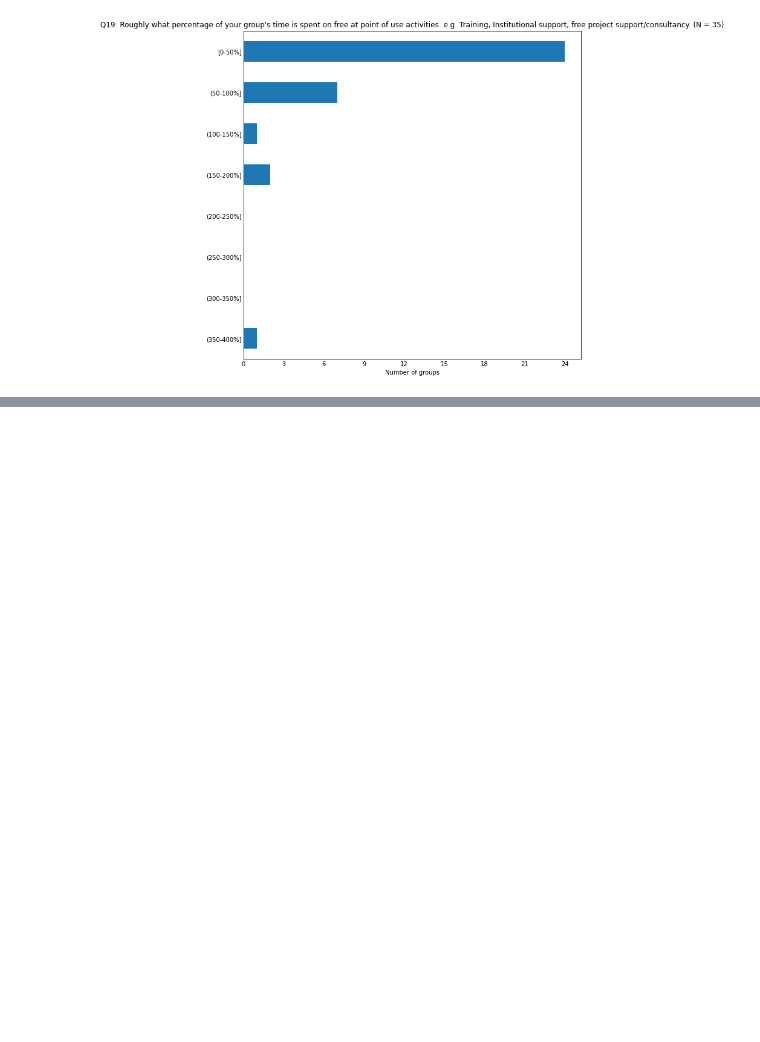
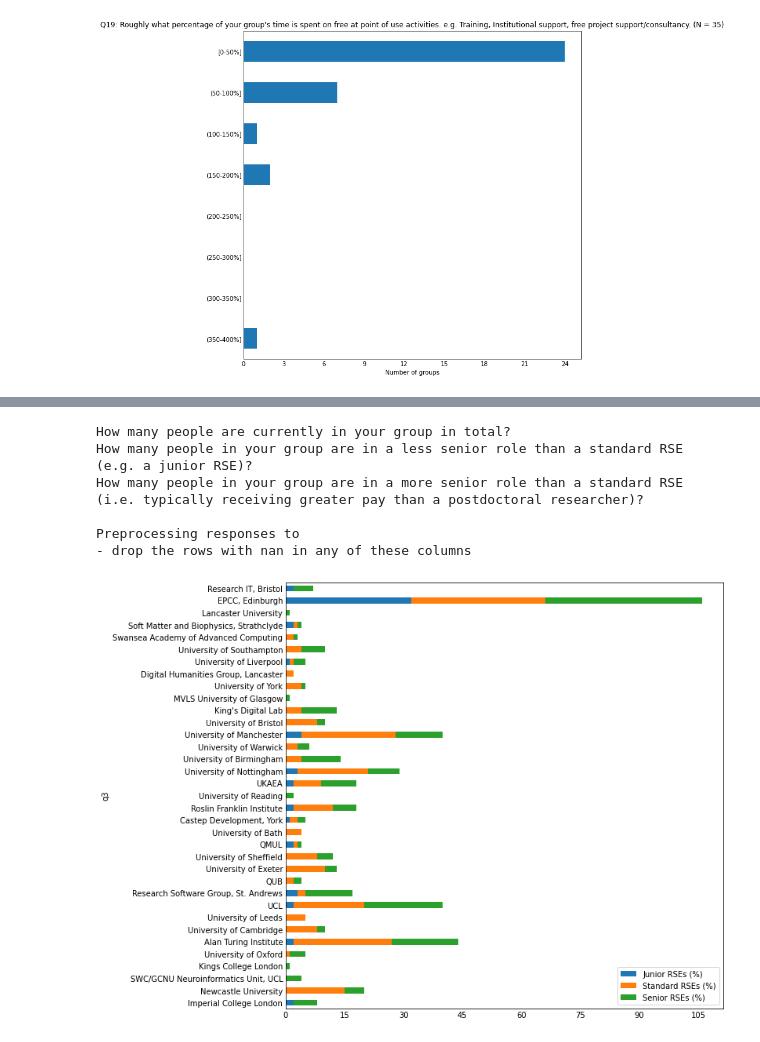
Before and after one commit to softwaresaved/RSE-Group-Leaders-Survey-2023_Python, a Jupyter notebook: notebooks/PRODUCE_report.ipynb, the cells around one changed output, grey strips where cells are left out. Cells and saved outputs as stored; diff of their text form; code cells hidden in the pictures; blank space fills up the shorter version.

Commit message:
Implemented stacked bar chart of people's roles.

```diff
--- a/notebooks/PRODUCE_report.ipynb
+++ b/notebooks/PRODUCE_report.ipynb
@@ -465,0 +473,44 @@ Saved data to percentage_growth_stats.csv
+# %%
+col_inst = "q3"
+col_total = "q9"
+col_junior = "q11"
+col_senior = "q10"
+col_standard = "standard"
+
+print(setup[col_total]["text"])
+print(setup[col_junior]["text"])
+print(setup[col_senior]["text"])
+
+dset2plot = dset[[col_inst, col_total, col_junior, col_senior]].copy()
+dset2plot.set_index(col_inst, inplace=True)
+
+if verbose:
+    print("\nPreprocessing responses to")
+    print("- drop the rows with nan in any of these columns")
+
+dset2plot = dset2plot.dropna()
+
+# calculate the number of standard RSEs
+dset2plot[col_standard] = dset2plot[col_total] - (dset2plot[col_junior] + dset2plot[col_senior])
+
+# rename columns
+dset2plot = dset2plot[[col_junior, col_standard, col_senior]]
+dset2plot = dset2plot.rename(columns={col_junior: "Junior RSEs (%)",
+                                      col_standard: "Standard RSEs (%)",
+                                      col_senior: "Senior RSEs (%)"},
+                             inplace=False)
+
+
+# plot stacked bar chart of the number of RSEs
+dset2plot.plot.barh(stacked=True)
+plt.tick_params(axis="both", which="major", length=0)
+plt.gca().xaxis.set_major_locator(MaxNLocator(integer=True))
+plt.gcf().set_size_inches(10, 10)
+# %% [output]
+How many people are currently in your group in total?
+How many people in your group are in a less senior role than a standard RSE (e.g. a junior RSE)?
+How many people in your group are in a more senior role than a standard RSE (i.e. typically receiving greater pay than a postdoctoral researcher)?
+
+Preprocessing responses to
+- drop the rows with nan in any of these columns
+[figure, added]
```
Also changed, not shown: parts of 1 cell of this notebook, 2 other files.
